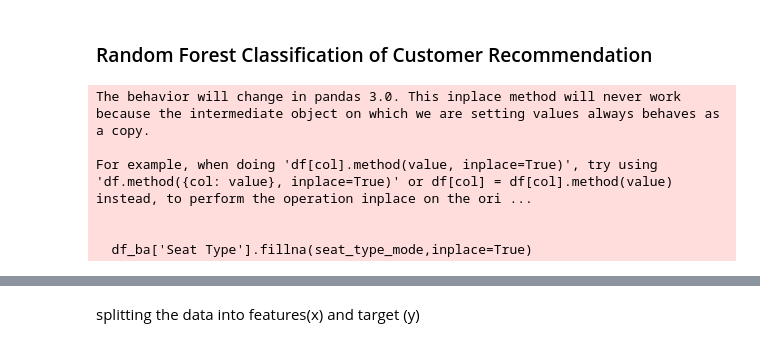
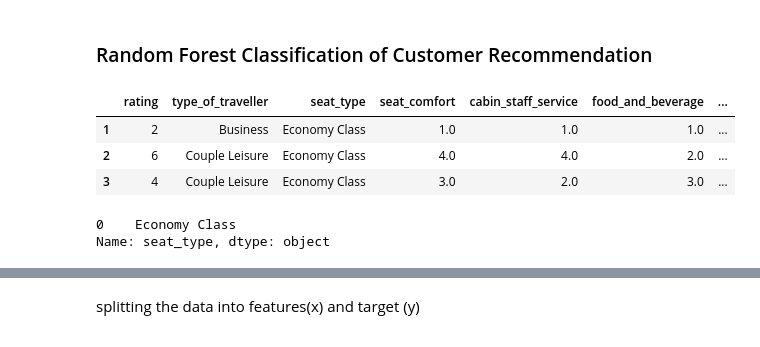
Before and after one commit to zephyr-breeze-coder/SkyTrax-Airline-Review-Analysis, a Jupyter notebook: SkyTraxAirline_Scrape.ipynb, the cells around one changed output, grey strips where cells are left out. Saved outputs shown, nothing was run; the diff lists cells and outputs as text; code cells hidden in the pictures.

```diff
--- a/SkyTraxAirline_Scrape.ipynb
+++ b/SkyTraxAirline_Scrape.ipynb
@@ -534,24 +544,27 @@ Top ten popular routes (move to dataViz section)
 # %% [markdown]
 ### Random Forest Classification of  Customer Recommendation
 # %%
-df_ba = df_clean
+df_ba = df_clean.copy()
 ba_drop = ['Date Flown','time','Route','comment','Aircraft','Inflight Entertainment','Ground Service','Wifi & Connectivity','verified']
 df_ba.drop(ba_drop,axis=1,inplace=True)
 
 # renaming columns
 col_names_ba = ['rating', 'type_of_traveller', 'seat_type', 'seat_comfort','cabin_staff_service','food_and_beverage','value_for_money','recommended','country_residence' ]
 df_ba.columns = col_names_ba
+
+df_ba.head(3)
+# %% [output]
+|  | rating | type_of_traveller | seat_type | seat_comfort | cabin_staff_service | food_and_beverage | ... |
+| 1 | 2 | Business | Economy Class | 1.0 | 1.0 | 1.0 | ... |
+| 2 | 6 | Couple Leisure | Economy Class | 4.0 | 4.0 | 2.0 | ... |
+| 3 | 4 | Couple Leisure | Economy Class | 3.0 | 2.0 | 3.0 | ... |
 # %%
 # replacing null values with the mode of each column
-seat_type_mode = df_ba['seat_type'].mode()
-df_ba['seat_type'].fillna(seat_type_mode,inplace=True)
+print(df_ba['seat_type'].mode())
+df_ba['seat_type'].fillna('Economy Class',inplace=True)
 # %% [output]
-The behavior will change in pandas 3.0. This inplace method will never work because the intermediate object on which we are setting values always behaves as a copy.
-
-For example, when doing 'df[col].method(value, inplace=True)', try using 'df.method({col: value}, inplace=True)' or df[col] = df[col].method(value) instead, to perform the operation inplace on the ori ...
-
-
-  df_ba['Seat Type'].fillna(seat_type_mode,inplace=True)
+0    Economy Class
+Name: seat_type, dtype: object
 # %%
 # replacing null values with the mode of each column
 traveller_type_mode = df_ba['type_of_traveller'].mode()
```
Also changed, not shown: parts of 22 cells of this notebook.
